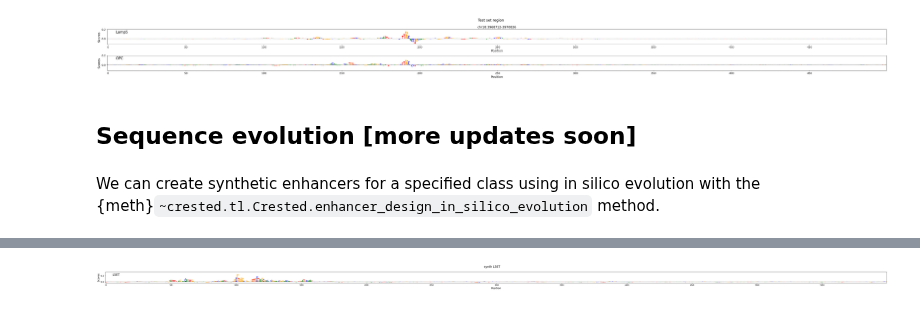
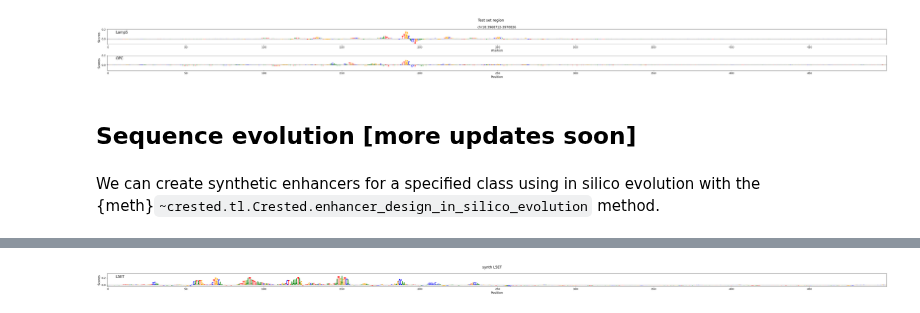
Before and after one commit to aertslab/CREsted, a Jupyter notebook: docs/tutorials/model_training_and_eval.ipynb, the cells around one changed output, grey strips where cells are left out. Saved outputs shown, nothing was run; the diff lists cells and outputs as text; code cells hidden in the pictures.

```diff
--- a/docs/tutorials/model_training_and_eval.ipynb
+++ b/docs/tutorials/model_training_and_eval.ipynb
@@ -353,6 +349,7 @@ However, this time, since the taskconfig and architecture are saved in the .kera
 import anndata
 import crested
 
+genome_file = "/home/VIB.LOCAL/niklas.kempynck/nkemp/software/dev_DeepPeak/DeepPeak/data/raw_mm/genome.fa"
 adata = anndata.read_h5ad("mouse_biccn_data_filtered.h5ad")
 
 datamodule = crested.tl.data.AnnDataModule(
@@ -615,6 +623,6 @@ crested.pl.patterns.contribution_scores(
 We can create synthetic enhancers for a specified class using in silico evolution with the {meth}`~crested.tl.Crested.enhancer_design_in_silico_evolution` method.
 # %%
 designed_sequences = evaluator.enhancer_design_in_silico_evolution(
-    target_class="L5ET", n_sequences=1, n_mutations=15, target_len=500
+    target_class="L5ET", n_sequences=5, n_mutations=20, target_len=500
 )
 # %% [output]
@@ -643,12 +658,12 @@ scores, one_hot_encoded_sequences = evaluator.calculate_contribution_scores_sequ
 # %%
 %matplotlib inline
 crested.pl.patterns.contribution_scores(
     scores,
     one_hot_encoded_sequences,
     sequence_labels="",
     class_labels=["L5ET"],
-    zoom_n_bases=600,
+    zoom_n_bases=500,
     title="synth L5ET",
 )  # zoom in on the center 600bp
 # %% [output]
-[figure, old version]
+[figure, new version]
```
Also changed, not shown: parts of 23 cells of this notebook.
